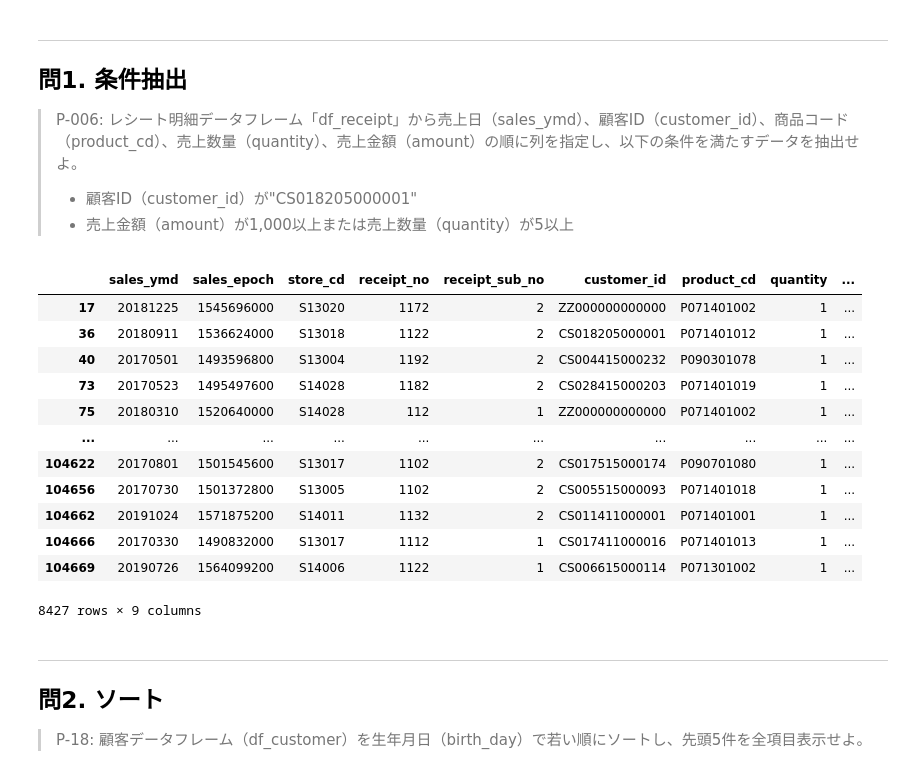
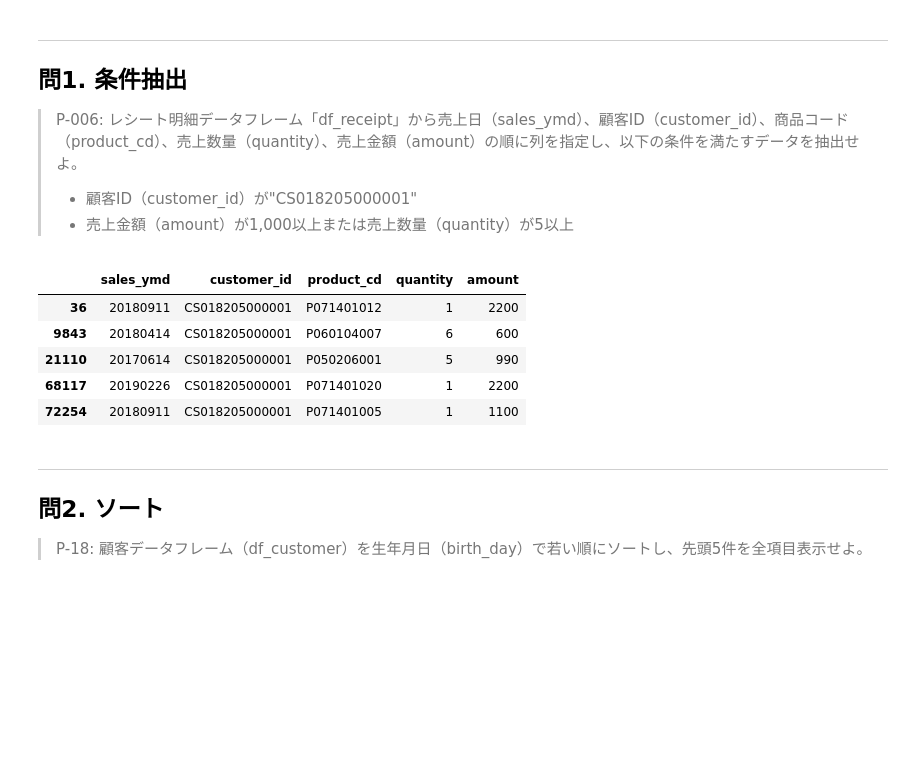
Before and after one commit to shou-hatu/Basic-Python3, a Jupyter notebook: pandas_quiz.ipynb, the cells around one changed output. Drawn from its saved outputs; the diff is of its cells as text; code cells hidden in the pictures; blank space fills up the shorter version.

```diff
--- a/pandas_quiz.ipynb
+++ b/pandas_quiz.ipynb
@@ -26,22 +26,16 @@ df_receipt = pd.read_csv('https://raw.githubusercontent.com/The-Japan-DataScient
 # %%
 #列を並び替えたいときはreindex(columns=['(列名)', '(列名)', '(列名)'])
 #行を並び替えたいときはreindex(index=['(行名)', '(行名)', '(行名)'])
+#.query("条件1").query("条件2");条件1で抽出したデータの中から条件2に当てはまるデータを絞り込む
 df_receipt_reindex= df_receipt.reindex(columns=['sales_ymd', 'customer_id', 'product_cd','quantity','amount'])
-df_receipt.query("1000 < amount | 5 < quantity & 'customer_id' == 'CS018205000001'")
+df_receipt_reindex.query(" 1000 <= amount | 5 <= quantity").query("customer_id == 'CS018205000001'")
 # %% [output]
-|  | sales_ymd | sales_epoch | store_cd | receipt_no | receipt_sub_no | customer_id | product_cd | quantity | ... |
-| 17 | 20181225 | 1545696000 | S13020 | 1172 | 2 | ZZ000000000000 | P071401002 | 1 | ... |
-| 36 | 20180911 | 1536624000 | S13018 | 1122 | 2 | CS018205000001 | P071401012 | 1 | ... |
-| 40 | 20170501 | 1493596800 | S13004 | 1192 | 2 | CS004415000232 | P090301078 | 1 | ... |
-| 73 | 20170523 | 1495497600 | S14028 | 1182 | 2 | CS028415000203 | P071401019 | 1 | ... |
-| 75 | 20180310 | 1520640000 | S14028 | 112 | 1 | ZZ000000000000 | P071401002 | 1 | ... |
-| ... | ... | ... | ... | ... | ... | ... | ... | ... | ... |
-| 104622 | 20170801 | 1501545600 | S13017 | 1102 | 2 | CS017515000174 | P090701080 | 1 | ... |
-| 104656 | 20170730 | 1501372800 | S13005 | 1102 | 2 | CS005515000093 | P071401018 | 1 | ... |
-| 104662 | 20191024 | 1571875200 | S14011 | 1132 | 2 | CS011411000001 | P071401001 | 1 | ... |
-| 104666 | 20170330 | 1490832000 | S13017 | 1112 | 1 | CS017411000016 | P071401013 | 1 | ... |
-| 104669 | 20190726 | 1564099200 | S14006 | 1122 | 1 | CS006615000114 | P071301002 | 1 | ... |
+|  | sales_ymd | customer_id | product_cd | quantity | amount |
+| 36 | 20180911 | CS018205000001 | P071401012 | 1 | 2200 |
+| 9843 | 20180414 | CS018205000001 | P060104007 | 6 | 600 |
+| 21110 | 20170614 | CS018205000001 | P050206001 | 5 | 990 |
+| 68117 | 20190226 | CS018205000001 | P071401020 | 1 | 2200 |
+| 72254 | 20180911 | CS018205000001 | P071401005 | 1 | 1100 |
-8427 rows × 9 columns
 # %% [markdown]
 ---
 ## 問2. ソート
```
Also changed, not shown: parts of 7 cells of this notebook.
